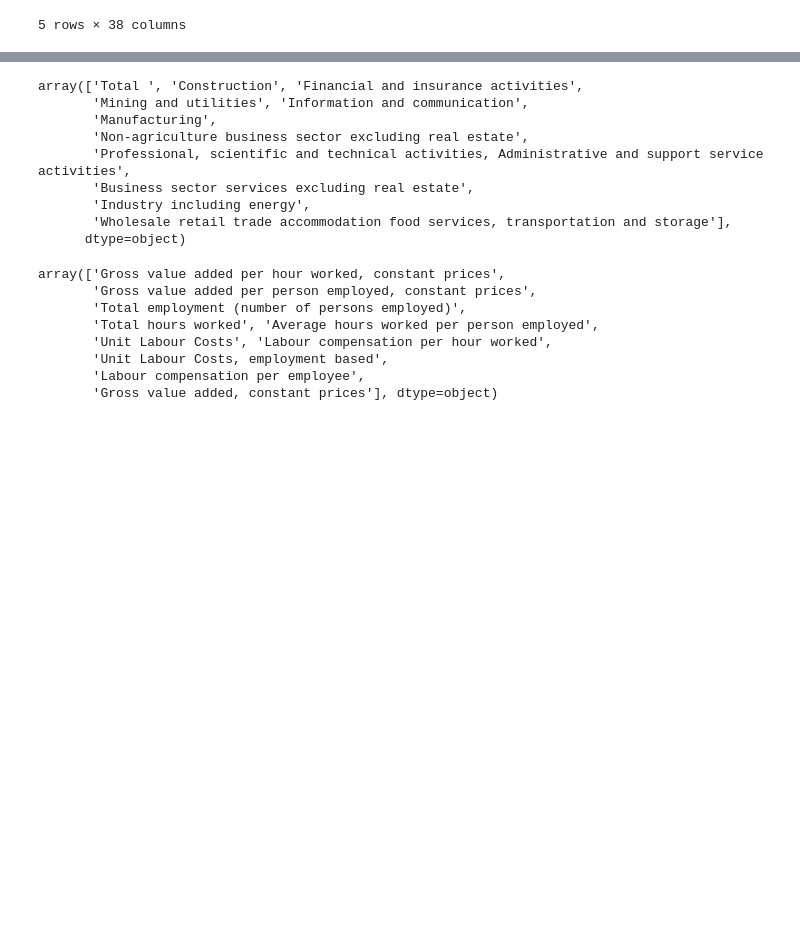
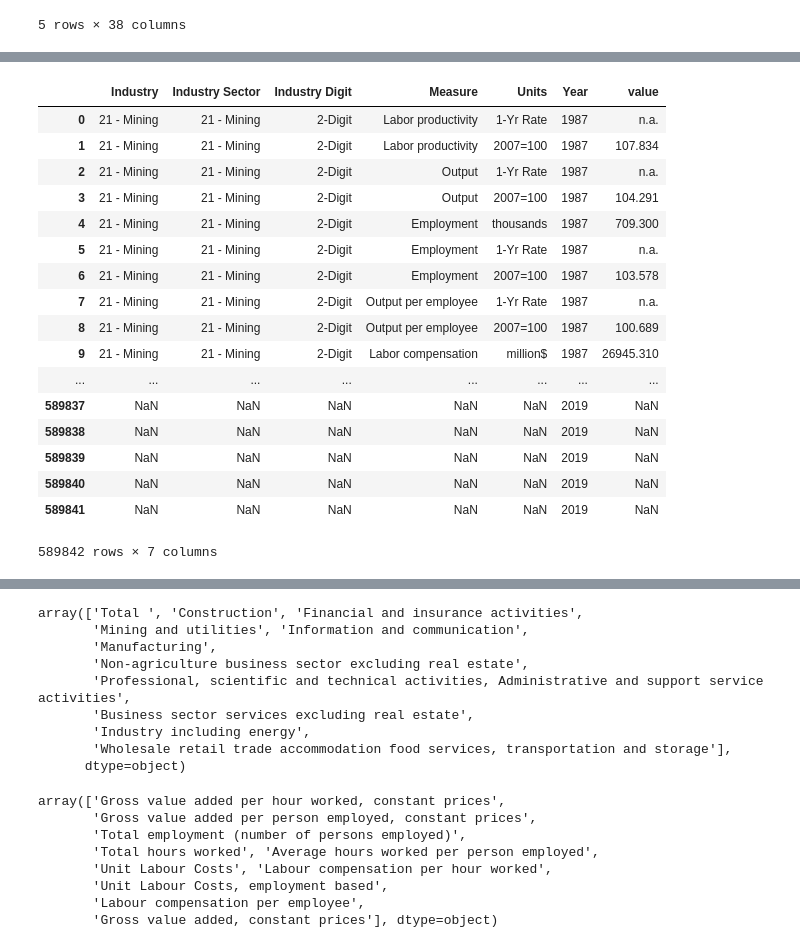
Before and after one commit to mayabenowitz/neuralcraft, a Jupyter notebook: notebooks/1.0-mayab-data-munging.ipynb, the cells around one changed output, grey strips where cells are left out. Drawn from its saved outputs; the diff is of its cells as text; code cells hidden in the pictures; blank space fills up the shorter version.

```diff
--- a/notebooks/1.0-mayab-macroecon.ipynb
+++ b/notebooks/1.0-mayab-data-munging.ipynb
@@ -165 +165,28 @@ df2.head()
 5 rows × 38 columns
+# %%
+# {col:type(col) for col in df2.columns}
+ids = df2.iloc[:, 0:5].columns.tolist()
+values = df2.iloc[:, 5:38].columns.tolist()
+values = [str(int(i)) for i in values]
+df2.columns = ids + values
+# %%
+pd.melt(df2, id_vars=ids, value_vars=values, var_name='Year')
+# %% [output]
+|  | Industry | Industry Sector | Industry Digit | Measure | Units | Year | value |
+| 0 | 21 - Mining | 21 - Mining | 2-Digit | Labor productivity | 1-Yr Rate | 1987 | n.a. |
+| 1 | 21 - Mining | 21 - Mining | 2-Digit | Labor productivity | 2007=100 | 1987 | 107.834 |
+| 2 | 21 - Mining | 21 - Mining | 2-Digit | Output | 1-Yr Rate | 1987 | n.a. |
+| 3 | 21 - Mining | 21 - Mining | 2-Digit | Output | 2007=100 | 1987 | 104.291 |
+| 4 | 21 - Mining | 21 - Mining | 2-Digit | Employment | thousands | 1987 | 709.300 |
+| 5 | 21 - Mining | 21 - Mining | 2-Digit | Employment | 1-Yr Rate | 1987 | n.a. |
+| 6 | 21 - Mining | 21 - Mining | 2-Digit | Employment | 2007=100 | 1987 | 103.578 |
+| 7 | 21 - Mining | 21 - Mining | 2-Digit | Output per employee | 1-Yr Rate | 1987 | n.a. |
+| 8 | 21 - Mining | 21 - Mining | 2-Digit | Output per employee | 2007=100 | 1987 | 100.689 |
+| 9 | 21 - Mining | 21 - Mining | 2-Digit | Labor compensation | million$ | 1987 | 26945.310 |
+| ... | ... | ... | ... | ... | ... | ... | ... |
+| 589837 | NaN | NaN | NaN | NaN | NaN | 2019 | NaN |
+| 589838 | NaN | NaN | NaN | NaN | NaN | 2019 | NaN |
+| 589839 | NaN | NaN | NaN | NaN | NaN | 2019 | NaN |
+| 589840 | NaN | NaN | NaN | NaN | NaN | 2019 | NaN |
+| 589841 | NaN | NaN | NaN | NaN | NaN | 2019 | NaN |
+589842 rows × 7 columns
```
Also changed, not shown: parts of 2 cells of this notebook.
